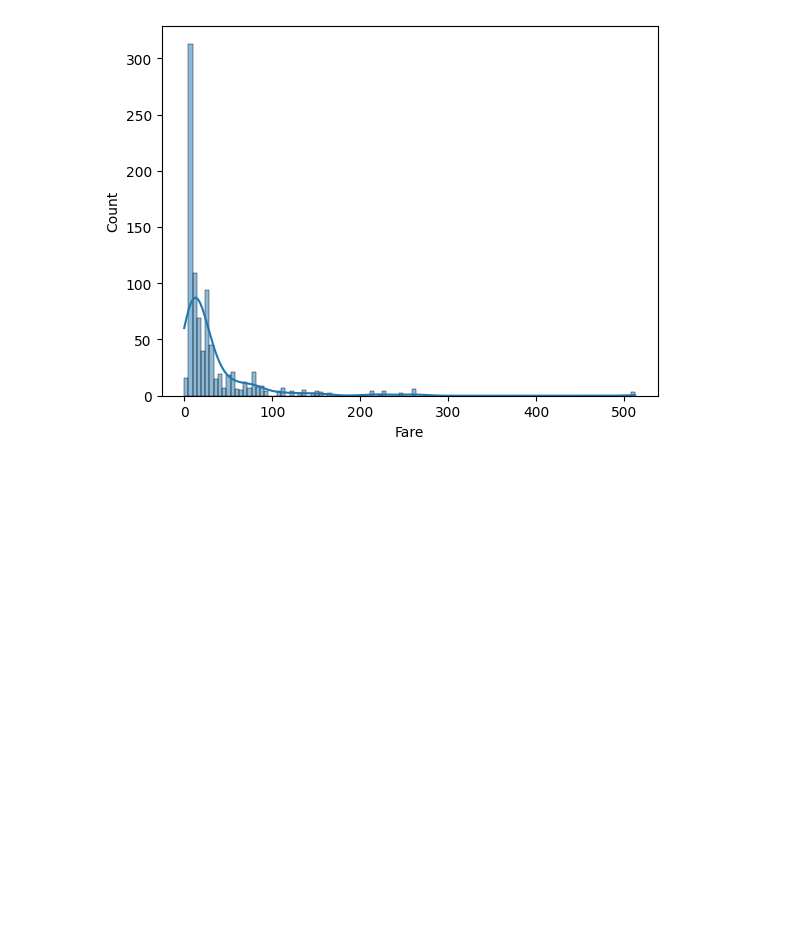
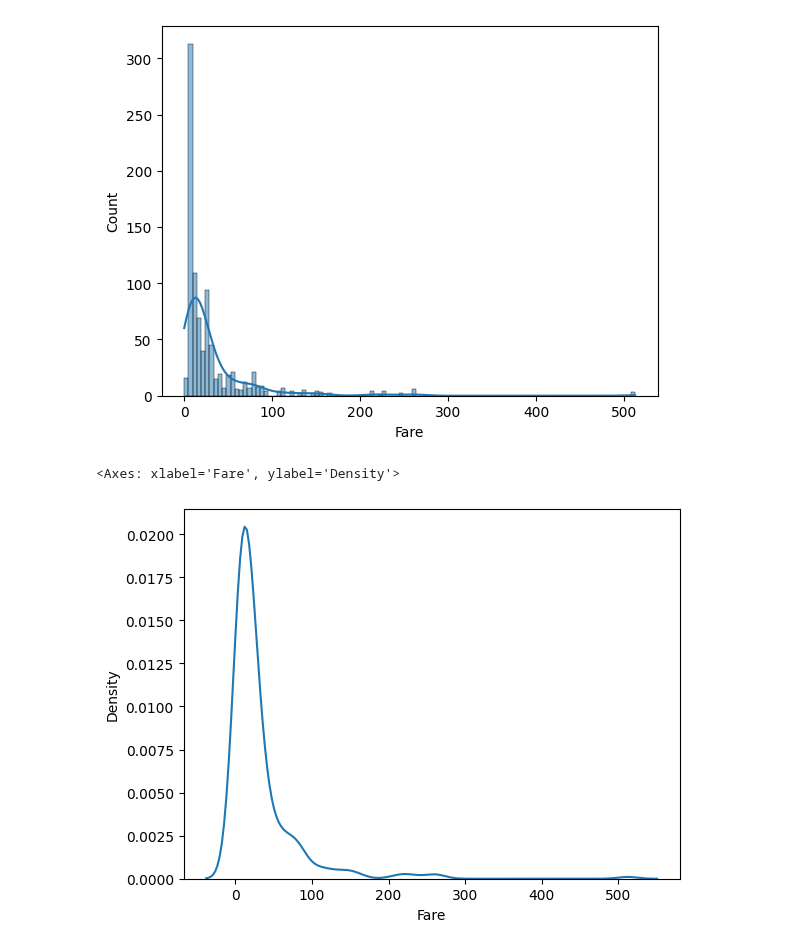
Before and after one commit to Kunals0612/TE_Lab_Assignments, a Jupyter notebook: DSBDAL/Assignment4.ipynb, the cells around one changed output. Drawn from its saved outputs; the diff is of its cells as text; code cells hidden in the pictures; blank space fills up the shorter version.

```diff
--- a/DSBDAL/Assignment4.ipynb
+++ b/DSBDAL/Assignment4.ipynb
@@ -52,3 +62,8 @@ sb.histplot(data = df['Fare'], kde = True)
 # %% [output]
 <Axes: xlabel='Fare', ylabel='Count'>
 [figure]
+# %%
+sb.kdeplot(x = df['Fare'])
+# %% [output]
+<Axes: xlabel='Fare', ylabel='Density'>
+[figure, added]
```
Also changed, not shown: parts of 2 cells of this notebook, 11 other files.
